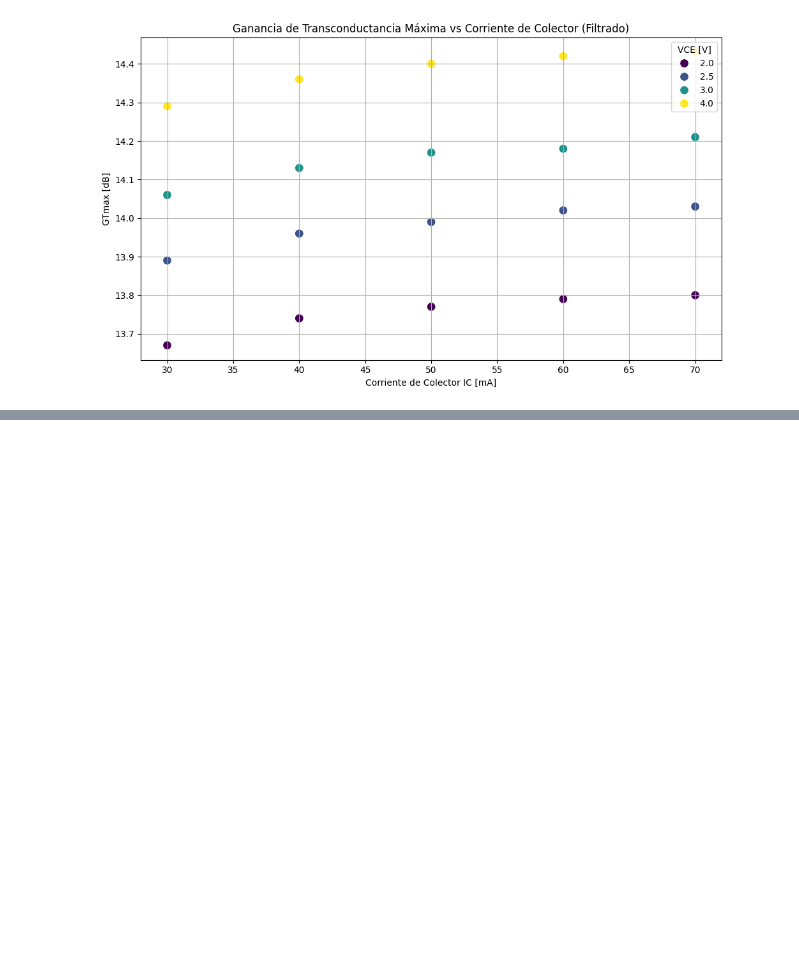
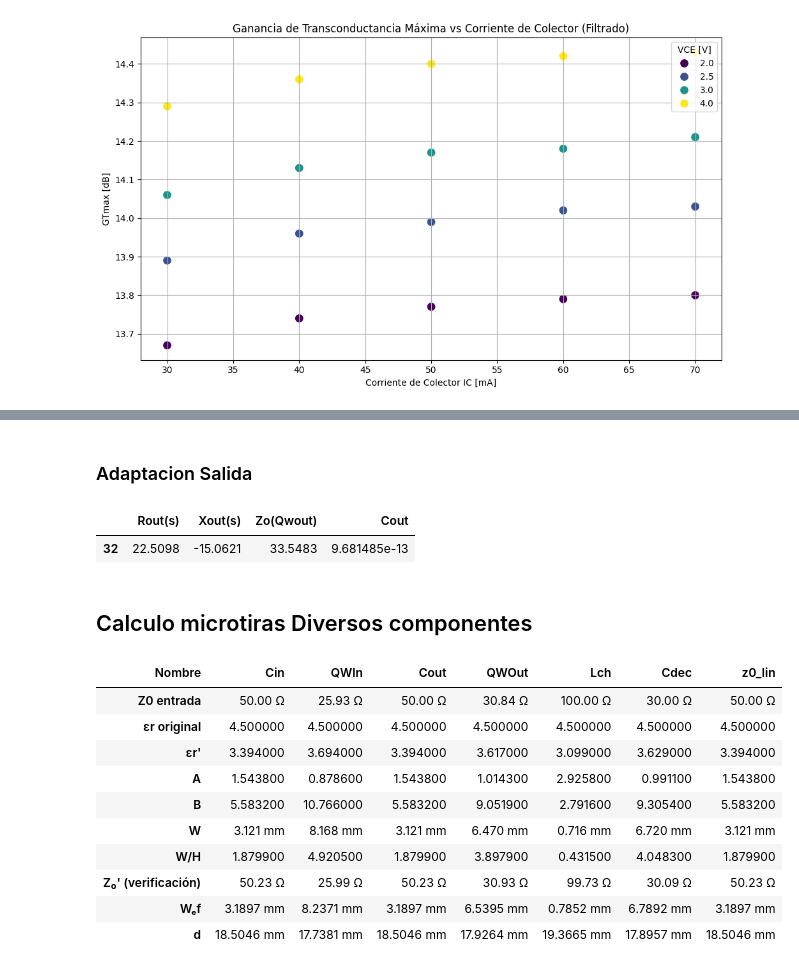
Before and after one commit to mateooD/labo2_EA_III_Ampl_Microondas, a Jupyter notebook: calculos.ipynb, the cells around one changed output, grey strips where cells are left out. Cells and saved outputs as stored; diff of their text form; code cells hidden in the pictures; blank space fills up the shorter version.

Commit message:
cambios y polarización finalizada

```diff
--- a/calculos.ipynb
+++ b/calculos.ipynb
@@ -6,0 +19,9 @@
+# %%
+# ==================== CONSTANTES ====================
+er = 4.5   # Constante dieléctrica del sustrato (por ejemplo FR4)
+H = 1.66    # Espesor del dieléctrico en mm
+c= 3e8    # Velocidad de la luz en m/s
+f = 2.2e9  # Frecuencia objetivo en Hz
+t = 0.04  # Espesor de la microtira en mm
+lambd = c / f  # Longitud de onda en m
+Z0 = 50  # Impedancia característica
@@ -655,0 +390,19 @@ Archivo 'resultados_filtrados.csv' generado con los datos filtrados.
+# %% [markdown]
+### Adaptacion Salida
+# %%
+#Valores necesarios para el cálculo de adaptacion de la salida
+# Filtrar las filas para la polarización de 40 mA y 4 V
+
+df_polarizacion_out = df[(df["IC [mA]"] == 40) & (df["VCE [V]"] == 4)]
+
+# Seleccionar solo las columnas deseadas
+columnas_seleccionadas_salida = ["Rout(s)","Xout(s)", "Zo(Qwout)", "Cout"]
+
+df_polarizacion_filtrado_out = df_polarizacion_out[columnas_seleccionadas_salida]
+
+display(df_polarizacion_filtrado_out)
+# %% [output]
+|  | Rout(s) | Xout(s) | Zo(Qwout) | Cout |
+| 32 | 22.5098 | -15.0621 | 33.5483 | 9.681485e-13 |
+# %% [markdown]
+## Calculo microtiras Diversos componentes
@@ -655,0 +447,43 @@ Archivo 'resultados_filtrados.csv' generado con los datos filtrados.
+# %%
+# Lista de componentes
+componentes = [
+    {"nombre": "Cin", "Z0": 50},
+    {"nombre": "QWIn", "Z0": 25.93},
+    {"nombre": "Cout", "Z0": 50},
+    {"nombre": "QWOut", "Z0": 30.84},
+    {"nombre": "Lch", "Z0": 100},
+    {"nombre": "Cdec", "Z0": 30},
+    {"nombre": "z0_lin", "Z0": 50}
+]
+
+# Calcular microtiras
+resultados = []
+for comp in componentes:
+    fila = calcular_microtira(comp["Z0"], er, H)
+    fila["Nombre"] = comp["nombre"]
+    resultados.append(fila)
+# Crear y mostrar DataFrame
+df = pd.DataFrame(resultados).set_index("Nombre").T
+
+# Resaltar filas de interés
+def highlight_rows(row):
+    if row.name in ["Wₑf", "d"]:
+        return ["background-color: green"] * len(row)
+    return [""] * len(row)
+
+display(df.style.apply(highlight_rows, axis=1))
+
+# Guardar resultados en un archivo CSV
+df.to_csv("resultados_microtira.csv", index=False)
+# %% [output]
+| Nombre | Cin | QWIn | Cout | QWOut | Lch | Cdec | z0_lin |
+| Z0 entrada | 50.00 Ω | 25.93 Ω | 50.00 Ω | 30.84 Ω | 100.00 Ω | 30.00 Ω | 50.00 Ω |
+| εr original | 4.500000 | 4.500000 | 4.500000 | 4.500000 | 4.500000 | 4.500000 | 4.500000 |
+| εr' | 3.394000 | 3.694000 | 3.394000 | 3.617000 | 3.099000 | 3.629000 | 3.394000 |
+| A | 1.543800 | 0.878600 | 1.543800 | 1.014300 | 2.925800 | 0.991100 | 1.543800 |
+| B | 5.583200 | 10.766000 | 5.583200 | 9.051900 | 2.791600 | 9.305400 | 5.583200 |
+| W | 3.121 mm | 8.168 mm | 3.121 mm | 6.470 mm | 0.716 mm | 6.720 mm | 3.121 mm |
+| W/H | 1.879900 | 4.920500 | 1.879900 | 3.897900 | 0.431500 | 4.048300 | 1.879900 |
+| Z₀' (verificación) | 50.23 Ω | 25.99 Ω | 50.23 Ω | 30.93 Ω | 99.73 Ω | 30.09 Ω | 50.23 Ω |
+| Wₑf | 3.1897 mm | 8.2371 mm | 3.1897 mm | 6.5395 mm | 0.7852 mm | 6.7892 mm | 3.1897 mm |
+| d | 18.5046 mm | 17.7381 mm | 18.5046 mm | 17.9264 mm | 19.3665 mm | 17.8957 mm | 18.5046 mm |
```
Also changed, not shown: parts of 27 cells of this notebook, 4 other files.
